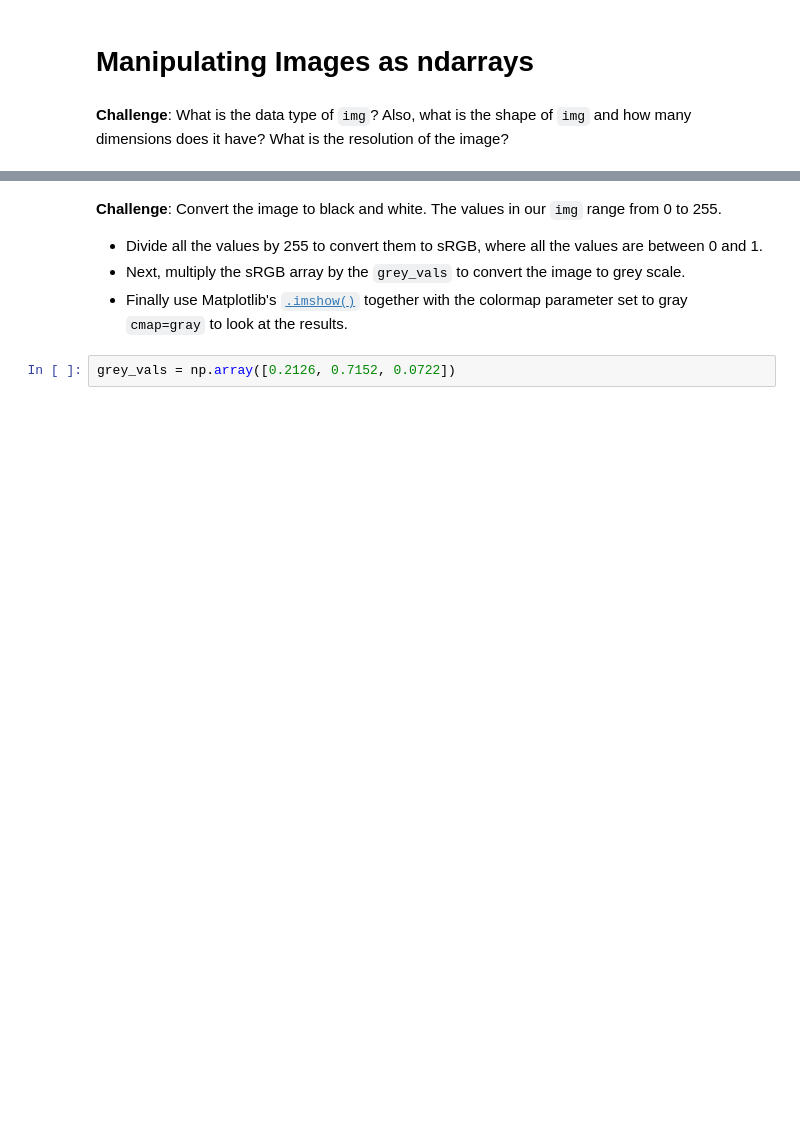
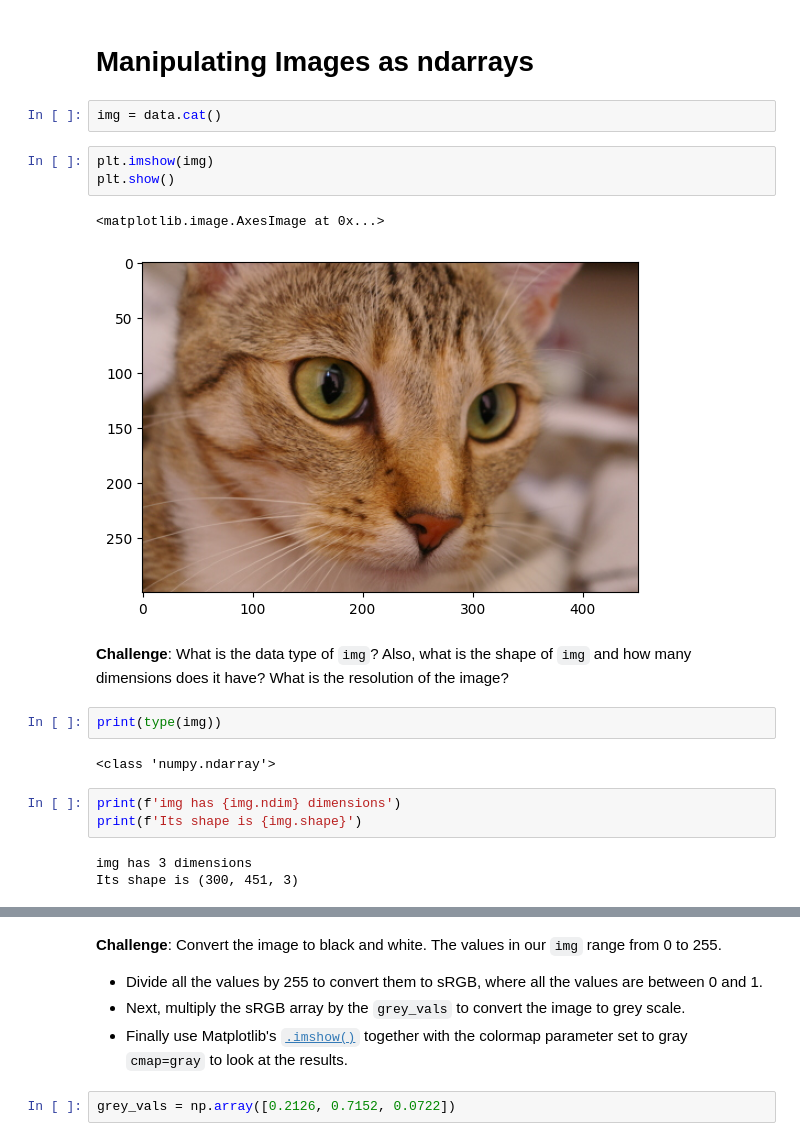
Before and after one commit to RafaelMoralesGallegos/100-days-of-Python, a Jupyter notebook: Day_77_Numpy/Computation_with_NumPy_and_N_Dimensional_Arrays_(start).ipynb, the cells around one changed output, grey strips where cells are left out. Saved outputs shown, nothing was run; the diff lists cells and outputs as text; blank space fills up the shorter version.

```diff
--- a/Day_77_Numpy/Computation_with_NumPy_and_N_Dimensional_Arrays_(start).ipynb
+++ b/Day_77_Numpy/Computation_with_NumPy_and_N_Dimensional_Arrays_(start).ipynb
@@ -208,4 +283,22 @@ Dimensions of result: (4x2)*(2x3)=(4x3)
 # %% [markdown]
 # Manipulating Images as ndarrays
+# %%
+img = data.cat()
+# %%
+plt.imshow(img)
+plt.show()
+# %% [output]
+<matplotlib.image.AxesImage at 0x...>
+[figure, added]
 # %% [markdown]
 **Challenge**: What is the data type of `img`? Also, what is the shape of `img` and how many dimensions does it have? What is the resolution of the image?
+# %%
+print(type(img))
+# %% [output]
+<class 'numpy.ndarray'>
+# %%
+print(f'img has {img.ndim} dimensions')
+print(f'Its shape is {img.shape}')
+# %% [output]
+img has 3 dimensions
+Its shape is (300, 451, 3)
```
Also changed, not shown: parts of 27 cells of this notebook, 1 other file.
